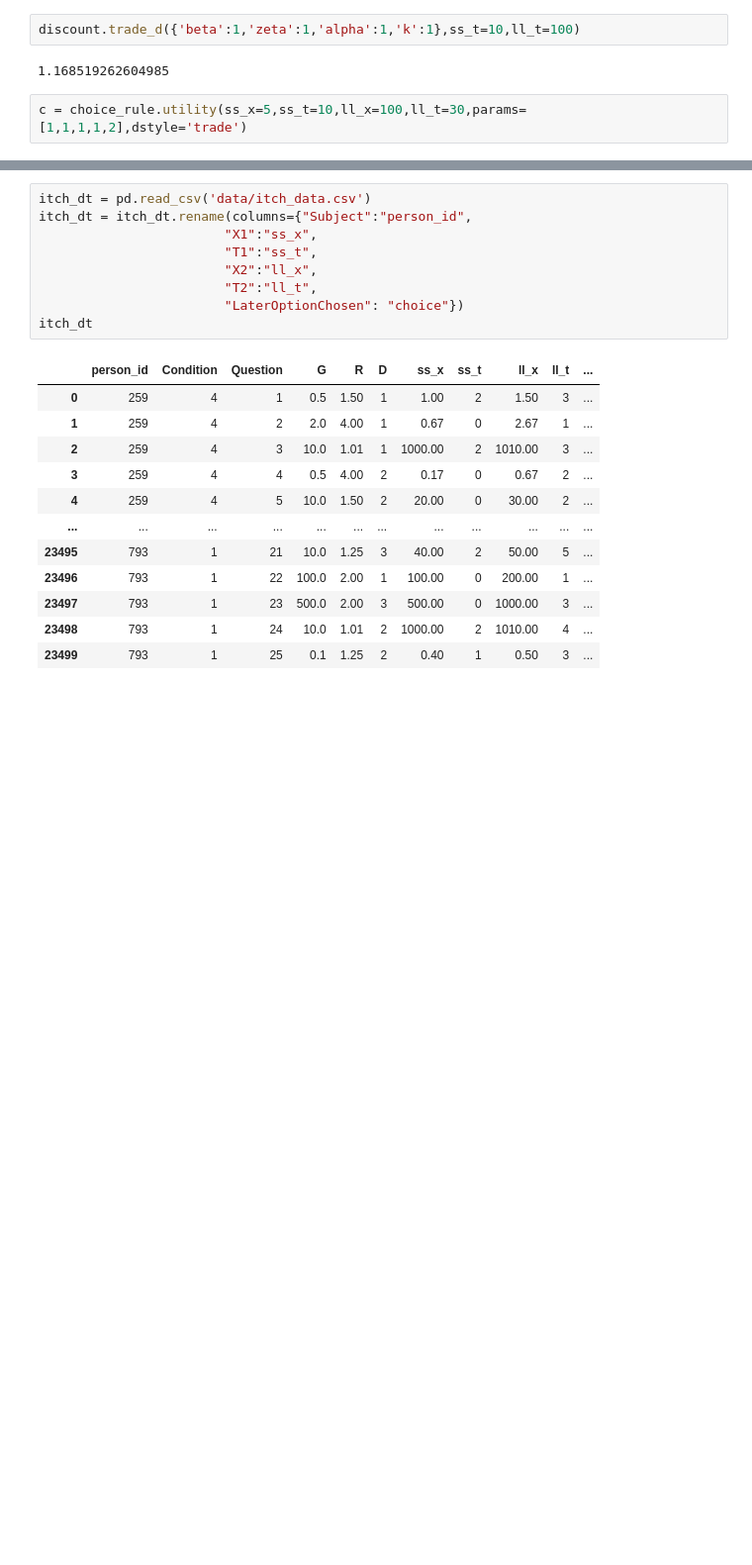
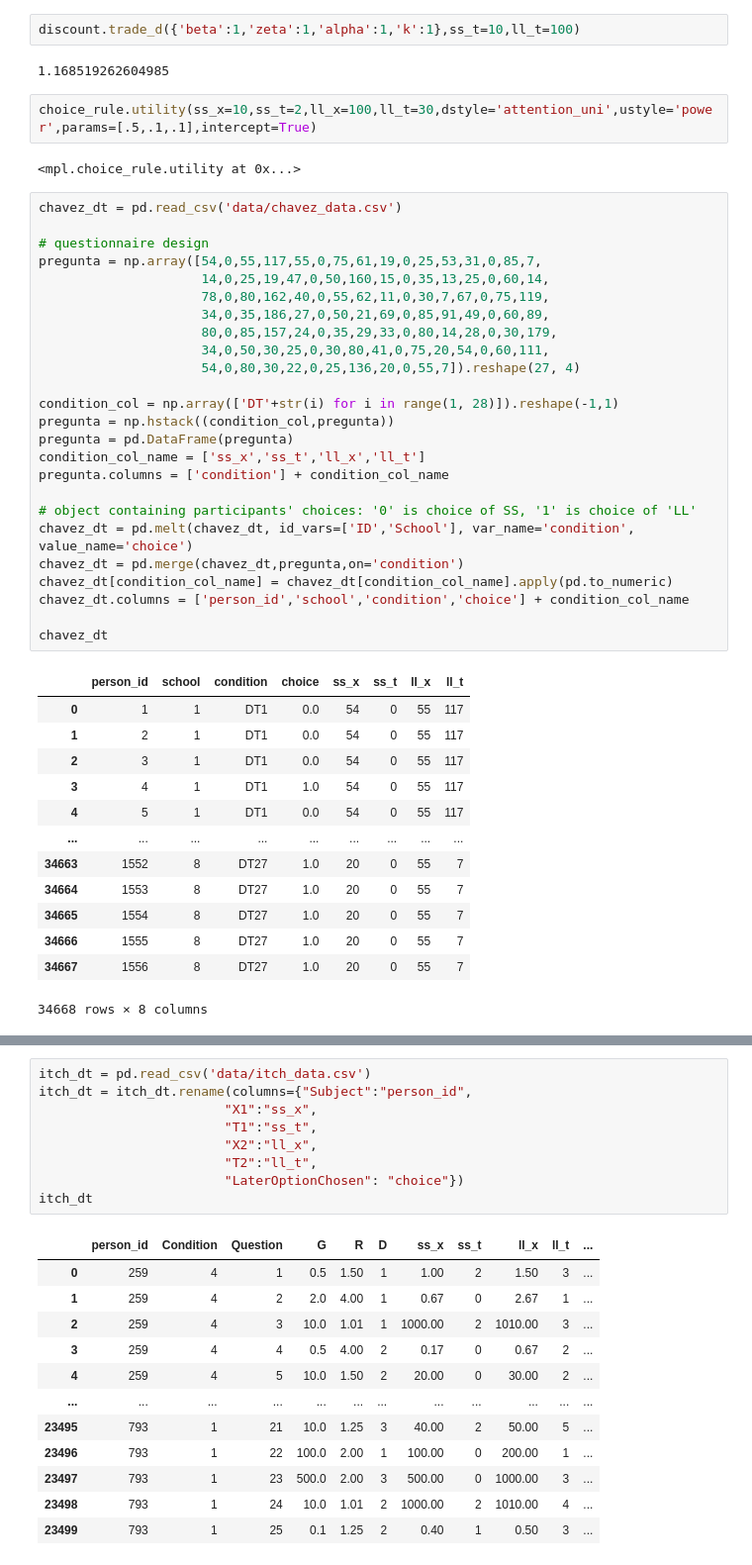
Before and after one commit to zarkwang/attention_discount_project, a Jupyter notebook: model/debug.ipynb, the cells around one changed output, grey strips where cells are left out. Shown at 99% size. Saved outputs shown, nothing was run; the diff lists cells and outputs as text; blank space fills up the shorter version.

```diff
--- a/model/debug.ipynb
+++ b/model/debug.ipynb
@@ -17,4 +17,45 @@ discount.trade_d({'beta':1,'zeta':1,'alpha':1,'k':1},ss_t=10,ll_t=100)
 # %% [output]
 1.168519262604985
 # %%
-c = choice_rule.utility(ss_x=5,ss_t=10,ll_x=100,ll_t=30,params=[1,1,1,1,2],dstyle='trade')
+choice_rule.utility(ss_x=10,ss_t=2,ll_x=100,ll_t=30,dstyle='attention_uni',ustyle='power',params=[.5,.1,.1],intercept=True)
+# %% [output]
+<mpl.choice_rule.utility at 0x...>
+# %%
+chavez_dt = pd.read_csv('data/chavez_data.csv')
+
+# questionnaire design
+pregunta = np.array([54,0,55,117,55,0,75,61,19,0,25,53,31,0,85,7,
+                     14,0,25,19,47,0,50,160,15,0,35,13,25,0,60,14,
+                     78,0,80,162,40,0,55,62,11,0,30,7,67,0,75,119,
+                     34,0,35,186,27,0,50,21,69,0,85,91,49,0,60,89,
+                     80,0,85,157,24,0,35,29,33,0,80,14,28,0,30,179,
+                     34,0,50,30,25,0,30,80,41,0,75,20,54,0,60,111,
+                     54,0,80,30,22,0,25,136,20,0,55,7]).reshape(27, 4)
+
+condition_col = np.array(['DT'+str(i) for i in range(1, 28)]).reshape(-1,1)
+pregunta = np.hstack((condition_col,pregunta))
+pregunta = pd.DataFrame(pregunta)
+condition_col_name = ['ss_x','ss_t','ll_x','ll_t']
+pregunta.columns = ['condition'] + condition_col_name
+
+# object containing participants' choices: '0' is choice of SS, '1' is choice of 'LL'
+chavez_dt = pd.melt(chavez_dt, id_vars=['ID','School'], var_name='condition', value_name='choice')
+chavez_dt = pd.merge(chavez_dt,pregunta,on='condition')
+chavez_dt[condition_col_name] = chavez_dt[condition_col_name].apply(pd.to_numeric)
+chavez_dt.columns = ['person_id','school','condition','choice'] + condition_col_name
+
+chavez_dt
+# %% [output]
+|  | person_id | school | condition | choice | ss_x | ss_t | ll_x | ll_t |
+| 0 | 1 | 1 | DT1 | 0.0 | 54 | 0 | 55 | 117 |
+| 1 | 2 | 1 | DT1 | 0.0 | 54 | 0 | 55 | 117 |
+| 2 | 3 | 1 | DT1 | 0.0 | 54 | 0 | 55 | 117 |
+| 3 | 4 | 1 | DT1 | 1.0 | 54 | 0 | 55 | 117 |
+| 4 | 5 | 1 | DT1 | 0.0 | 54 | 0 | 55 | 117 |
+| ... | ... | ... | ... | ... | ... | ... | ... | ... |
+| 34663 | 1552 | 8 | DT27 | 1.0 | 20 | 0 | 55 | 7 |
+| 34664 | 1553 | 8 | DT27 | 1.0 | 20 | 0 | 55 | 7 |
+| 34665 | 1554 | 8 | DT27 | 1.0 | 20 | 0 | 55 | 7 |
+| 34666 | 1555 | 8 | DT27 | 1.0 | 20 | 0 | 55 | 7 |
+| 34667 | 1556 | 8 | DT27 | 1.0 | 20 | 0 | 55 | 7 |
+34668 rows × 8 columns
```
Also changed, not shown: parts of 5 cells of this notebook, 16 other files.
